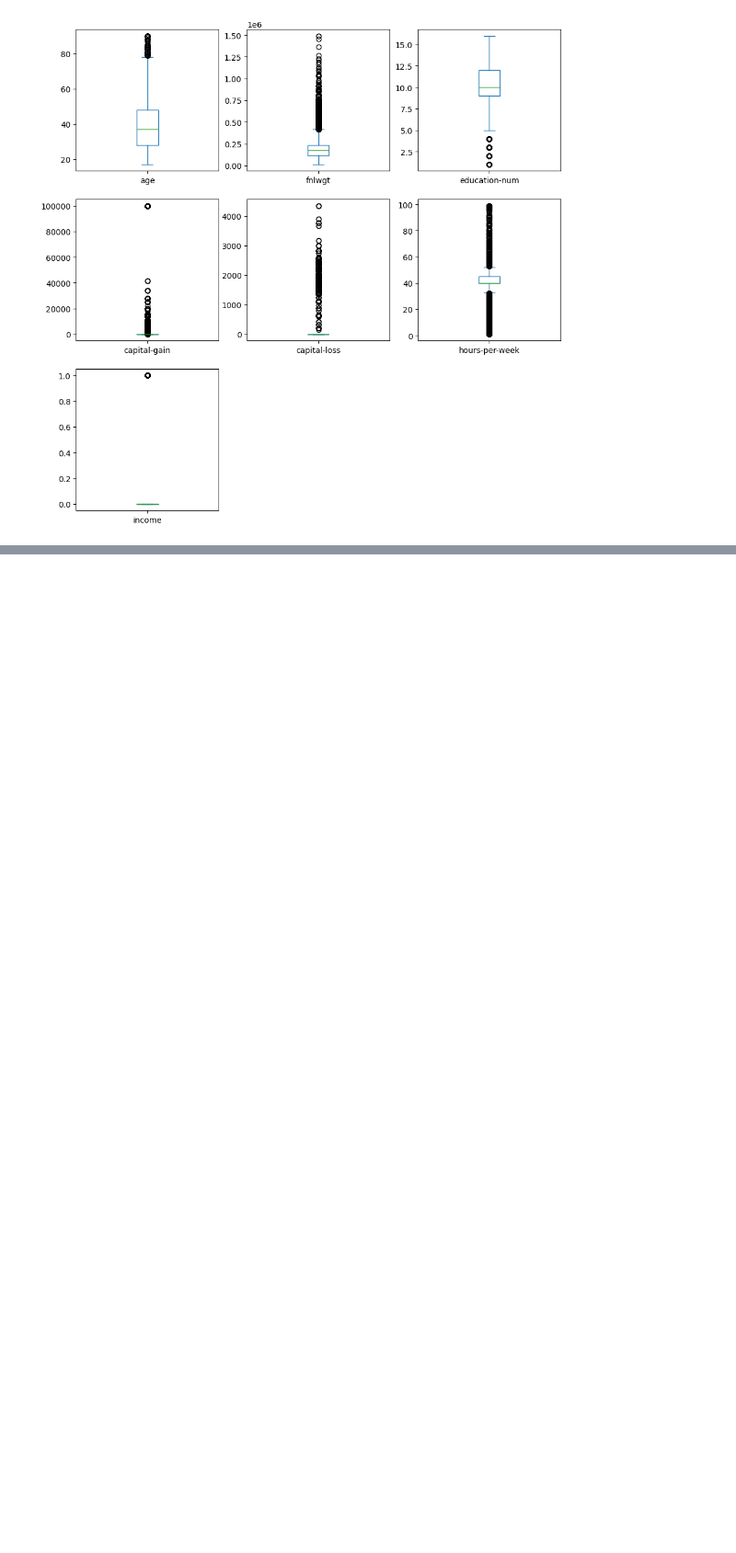
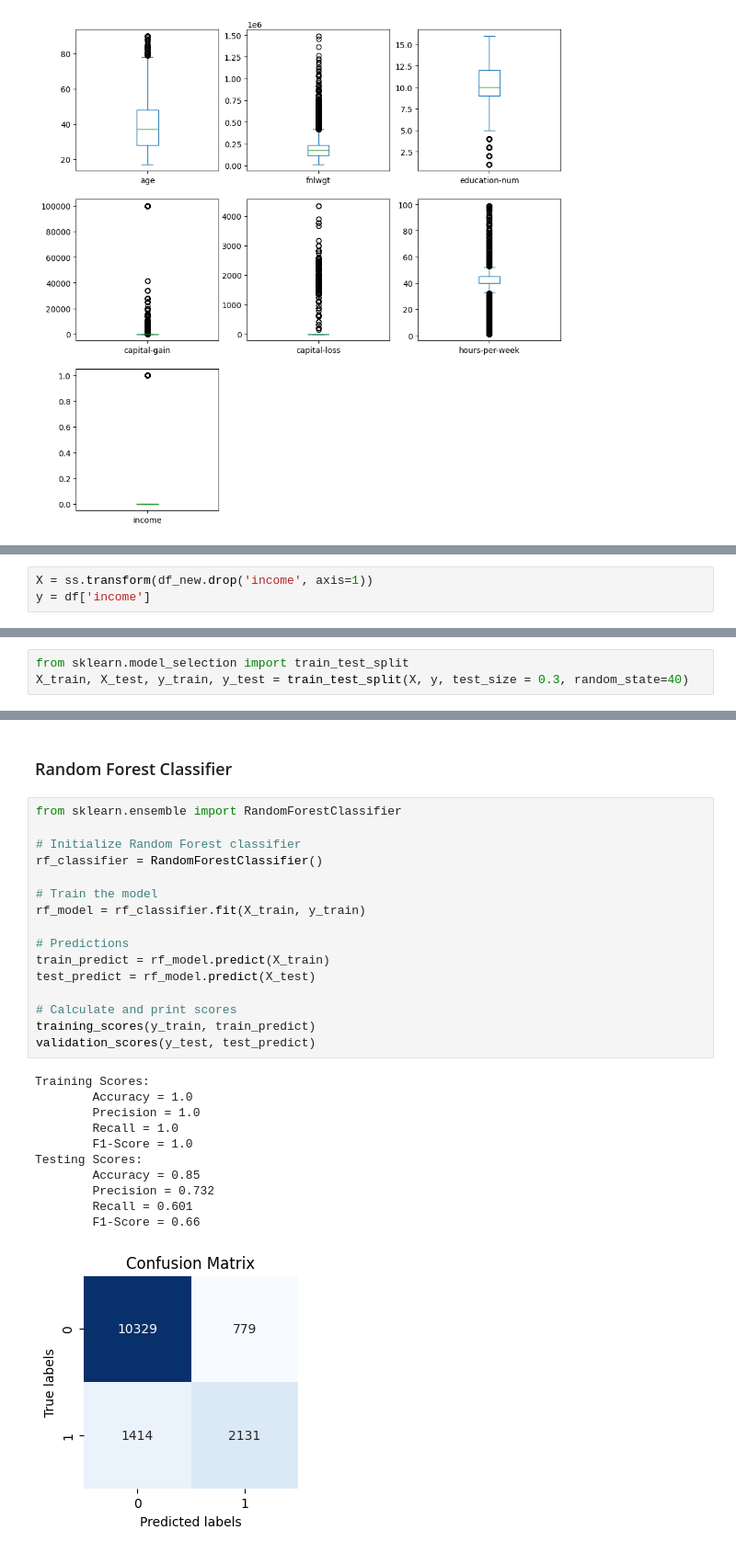
Before and after one commit to SandeepJeewandara/IncomePredictorML, a Jupyter notebook: notebooks/Income Prediction Analysis.ipynb, the cells around one changed output, grey strips where cells are left out. Shown at 92% size. Saved outputs shown, nothing was run; the diff lists cells and outputs as text; blank space fills up the shorter version.

```diff
--- a/notebooks/Income Prediction Analysis.ipynb
+++ b/notebooks/Income Prediction Analysis.ipynb
@@ -405,0 +437,3 @@ df.plot(kind= 'box', figsize=(11,11), layout=(3,3), sharex=False, subplots=True)
+# %%
+X = ss.transform(df_new.drop('income', axis=1))
+y = df['income']
@@ -405,0 +442,3 @@ df.plot(kind= 'box', figsize=(11,11), layout=(3,3), sharex=False, subplots=True)
+# %%
+from sklearn.model_selection import train_test_split
+X_train, X_test, y_train, y_test = train_test_split(X, y, test_size = 0.3, random_state=40)
@@ -405,0 +515,30 @@ df.plot(kind= 'box', figsize=(11,11), layout=(3,3), sharex=False, subplots=True)
+# %% [markdown]
+### Random Forest Classifier
+# %%
+from sklearn.ensemble import RandomForestClassifier
+
+# Initialize Random Forest classifier
+rf_classifier = RandomForestClassifier()
+
+# Train the model
+rf_model = rf_classifier.fit(X_train, y_train)
+
+# Predictions
+train_predict = rf_model.predict(X_train)
+test_predict = rf_model.predict(X_test)
+
+# Calculate and print scores
+training_scores(y_train, train_predict)
+validation_scores(y_test, test_predict)
+# %% [output]
+Training Scores:
+        Accuracy = 1.0
+        Precision = 1.0
+        Recall = 1.0
+        F1-Score = 1.0
+Testing Scores:
+        Accuracy = 0.85
+        Precision = 0.732
+        Recall = 0.601
+        F1-Score = 0.66
+[figure, added]
```
Also changed, not shown: parts of 14 cells of this notebook.
